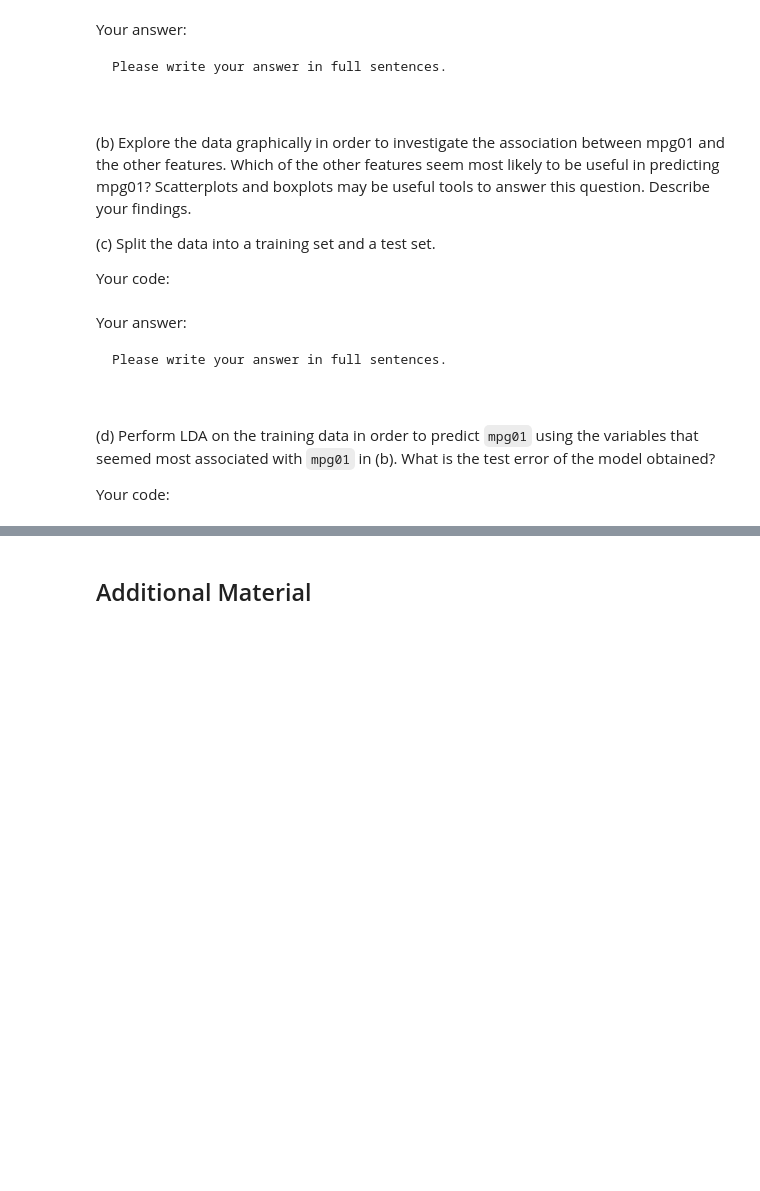
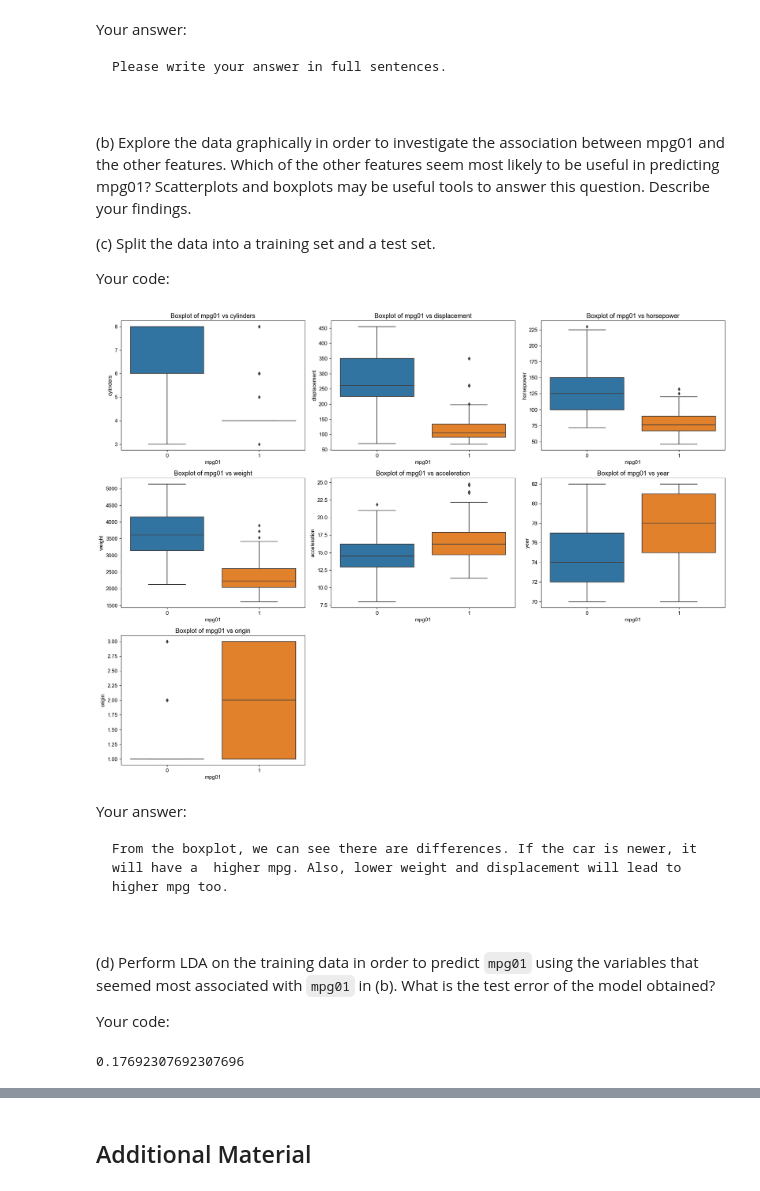
Before and after one commit to BU-MSSP-Classroom/MA679_Spring2024_03_classification-NtwWzh, a Jupyter notebook: Ch04_Classification_Python.ipynb, the cells around one changed output, grey strips where cells are left out. Saved outputs shown, nothing was run; the diff lists cells and outputs as text; code cells hidden in the pictures; blank space fills up the shorter version.

```diff
--- a/Ch04_Classification_Python.ipynb
+++ b/Ch04_Classification_Python.ipynb
@@ -490,12 +494,12 @@ method of the data frame. Note you may find it helpful to add
 a column mpg01 to the data frame by assignment. Assuming you
 have stored the data frame as Auto, this can be done as follows:
 # %%
-#Auto['mpg01'] = mpg01
+Auto= pd.read_csv("Auto.csv")
 # %% [markdown]
 Your code:
 # %%
-#
-#
+mpg_median = Auto['mpg'].median()
+Auto['mpg01'] = (Auto['mpg'] > mpg_median).astype(int)
 # %% [markdown]
 Your answer:
 
@@ -516,13 +520,28 @@ Describe your findings.
 
 Your code:
 # %%
-#
-#
+selected_features = ['cylinders', 'displacement', 'horsepower', 'weight', 'acceleration', 'year', 'origin']
+
+plt.figure(figsize=(20, 15))
+for i, feature in enumerate(selected_features, 1):
+    plt.subplot(3, 3, i)
+    sns.boxplot(x=Auto['mpg01'], y=Auto[feature])
+    plt.title(f'Boxplot of mpg01 vs {feature}')
+
+plt.tight_layout()
+plt.show()
+
+#split the data
+X = Auto[selected_features]
+y = Auto['mpg01']
+X_train, X_test, y_train, y_test = train_test_split(X, y, test_size=0.33, random_state=42)
+# %% [output]
+[figure, added]
 # %% [markdown]
 Your answer:
 
 ~~~
-Please write your answer in full sentences.
+From the boxplot, we can see there are differences. If the car is newer, it will have a  higher mpg. Also, lower weight and displacement will lead to higher mpg too.
 
 
 ~~~
@@ -532,8 +551,17 @@ Please write your answer in full sentences.
 
 Your code:
 # %%
-#
-#
+lda = LinearDiscriminantAnalysis()
+
+lda.fit(X_train[['weight', 'displacement']], y_train)
+
+y_pred = lda.predict(X_test[['weight', 'displacement']])
+
+test_error = 1 - accuracy_score(y_test, y_pred)
+
+print(test_error)
+# %% [output]
+0.17692307692307696
 # %% [markdown]
 Your answer:
 
```
Also changed, not shown: parts of 10 cells of this notebook.
